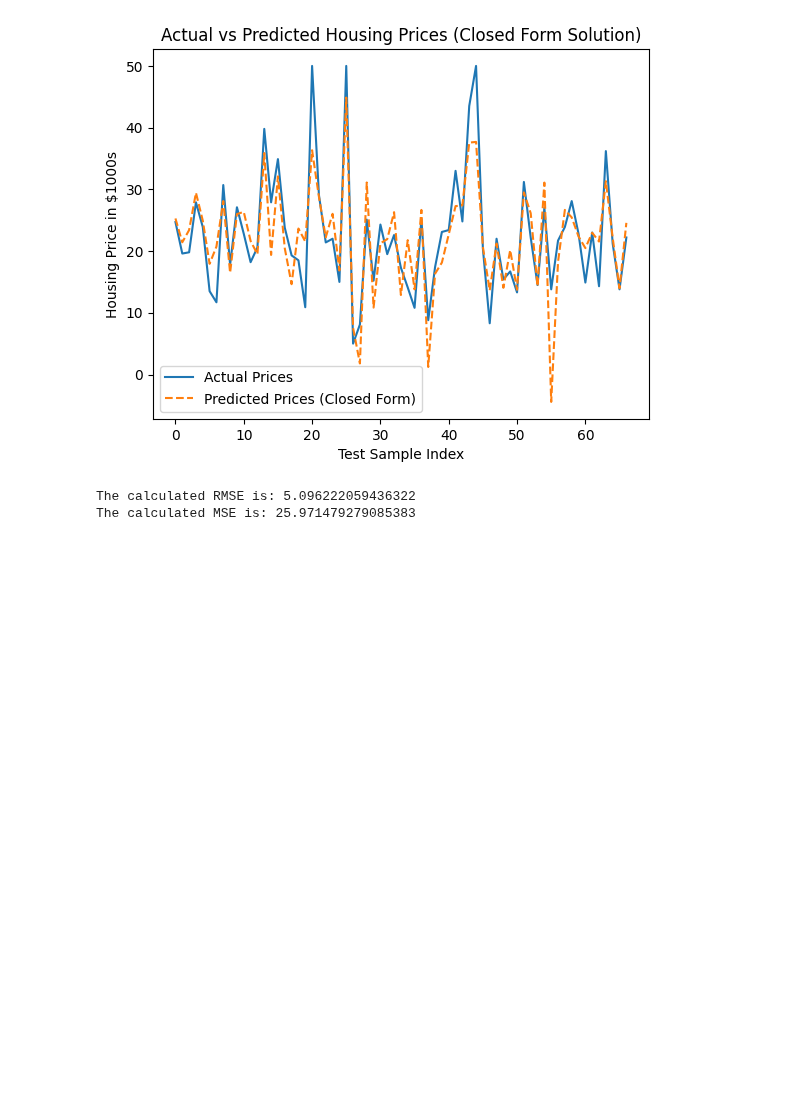
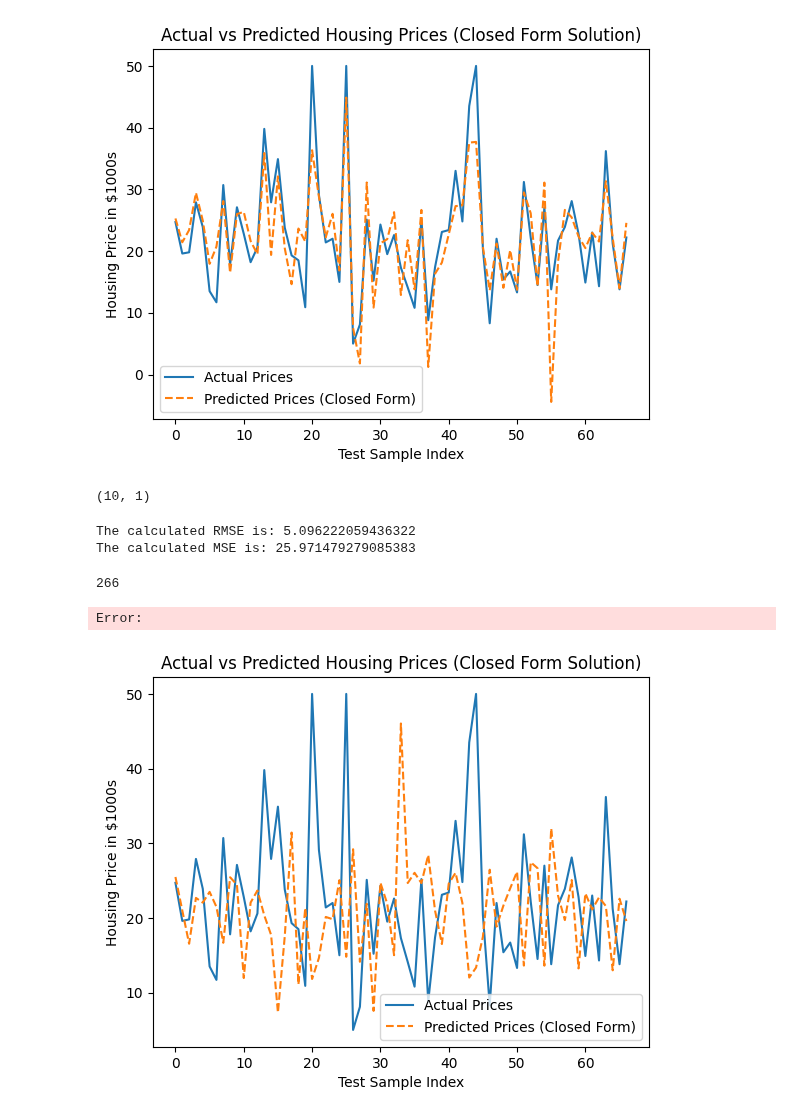
Before and after one commit to Faweenagua/ML-Regression-Projects, a Jupyter notebook: Housing Price Prediction/housingPricePrediction.ipynb, the cells around one changed output. Saved outputs shown, nothing was run; the diff lists cells and outputs as text; code cells hidden in the pictures; blank space fills up the shorter version.

Commit message:
added Regression with gradient descent

```diff
--- a/Housing Price Prediction/housingPricePrediction.ipynb
+++ b/Housing Price Prediction/housingPricePrediction.ipynb
@@ -174,6 +174,10 @@ plt.legend()
 plt.show()
 # %% [output]
 [figure]
+# %%
+Theta_star_ridge.shape
+# %% [output]
+(10, 1)
 # %%
 rmse = root_mean_squared_error(y_test, y_pred_ridge)
 mse = mean_squared_error(y_test, y_pred_ridge)
@@ -183,3 +187,46 @@ print(f"The calculated MSE is: {mse}")
 # %% [output]
 The calculated RMSE is: 5.096222059436322
 The calculated MSE is: 25.971479279085383
+# %%
+len(T)
+# %% [output]
+266
+# %%
+## Implementing Linear Regression using Gradient Descent
+def gradient_descent(X, y, learning_rate=0.01, n_iterations=1000):
+    m, n = X.shape
+    Theta = np.zeros((n, 1))
+
+    for _ in range(n_iterations):
+        gradients = (2/m) * X.T @ (X @ Theta - y)
+        Theta -= learning_rate * gradients
+
+    return Theta
+
+Theta_star_GD = gradient_descent(W, T, learning_rate=0.000001, n_iterations=1000)
+# %% [output]
+Error:
+# %%
+## Implementing Linear Regression using Gradient Descent
+learning_rate = 0.000005
+lambda_param = 0.05
+n_iterations = 500
+
+Theta_star_GD = np.ones((W.shape[1], 1))  # Initialize weights
+for iteration in range(n_iterations):
+    pred = W @ Theta_star_GD
+    error = pred - T
+    grad = (2 / W.shape[0]) * (W.T @ error) + 2 * lambda_param * Theta_star_GD
+    Theta_star_GD -= learning_rate * grad
+# %%
+y_pred_GD = x_test.to_numpy() @ Theta_star_GD
+
+plt.plot(y_test.to_numpy(), label='Actual Prices')
+plt.plot(y_pred_GD, label='Predicted Prices (Closed Form)', linestyle='--')
+plt.xlabel('Test Sample Index')
+plt.ylabel('Housing Price in $1000s')
+plt.title('Actual vs Predicted Housing Prices (Closed Form Solution)')
+plt.legend()
+plt.show()
+# %% [output]
+[figure, added]
```
Also changed, not shown: parts of 3 cells of this notebook.
